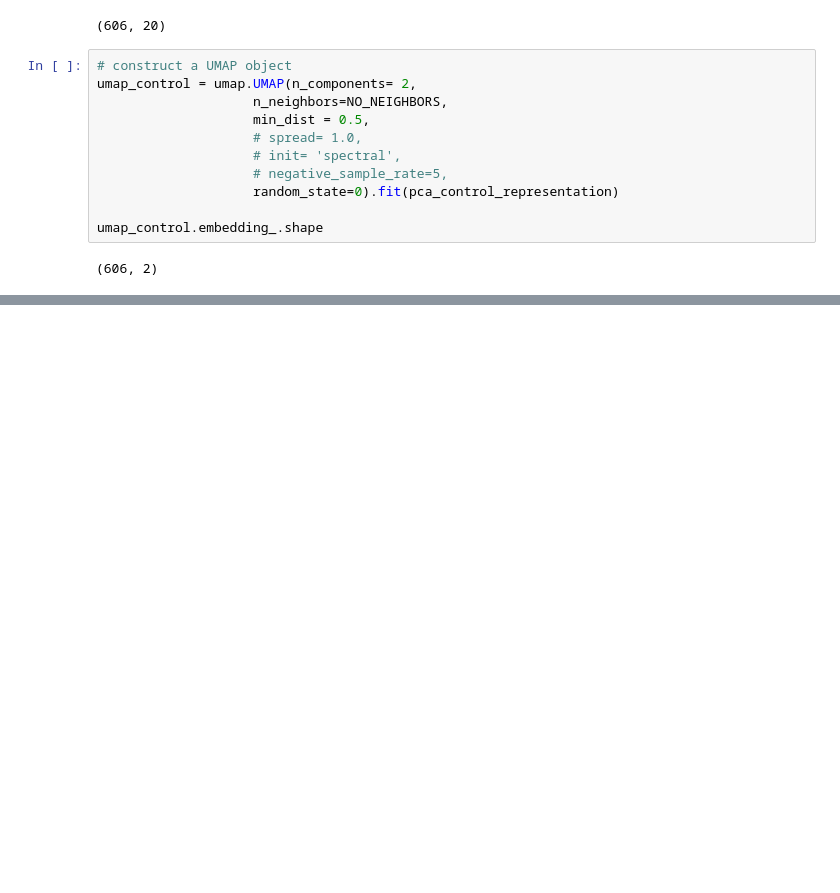
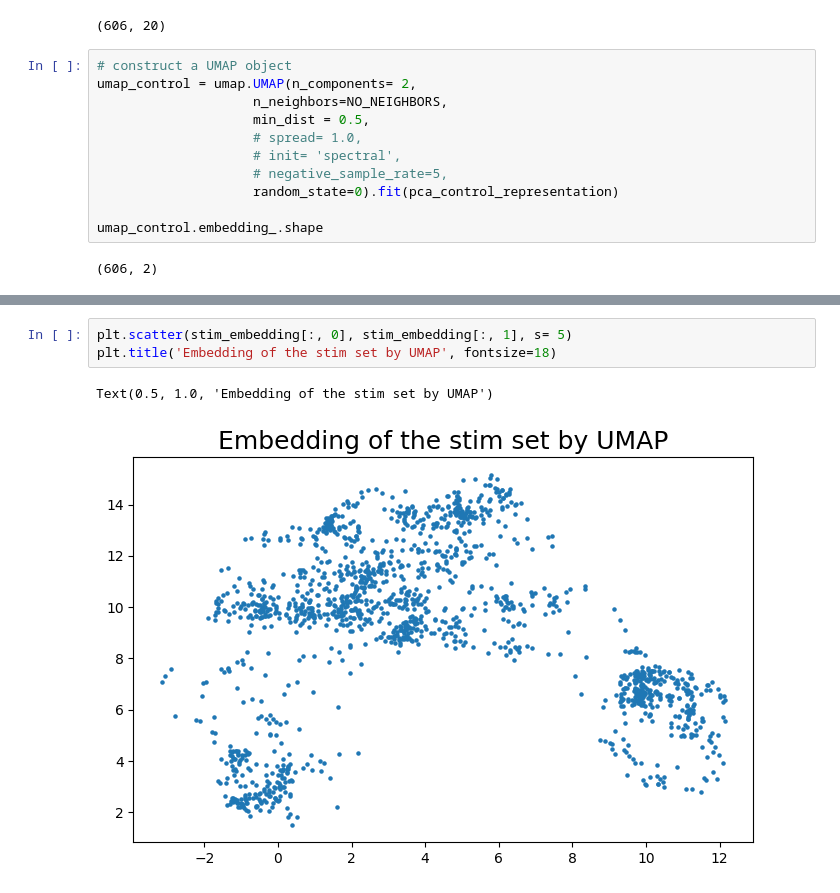
Before and after one commit to ilo21/single_cell_sequencing, a Jupyter notebook: my_new_analysis/embedding_data_in_control_umap.ipynb, the cells around one changed output, grey strips where cells are left out. Cells and saved outputs as stored; diff of their text form; blank space fills up the shorter version.

```diff
--- a/my_new_analysis/embedding_data_in_control_umap.ipynb
+++ b/my_new_analysis/embedding_data_in_control_umap.ipynb
@@ -185,0 +136,6 @@ plt.colorbar(boundaries=np.arange(NO_clusters+1)-0.5).set_ticks(np.arange(NO_clu
+# %%
+plt.scatter(stim_embedding[:, 0], stim_embedding[:, 1], s= 5)
+plt.title('Embedding of the stim set by UMAP', fontsize=18)
+# %% [output]
+Text(0.5, 1.0, 'Embedding of the stim set by UMAP')
+[figure, added]
```
Also changed, not shown: parts of 26 cells of this notebook, 1 other file.
